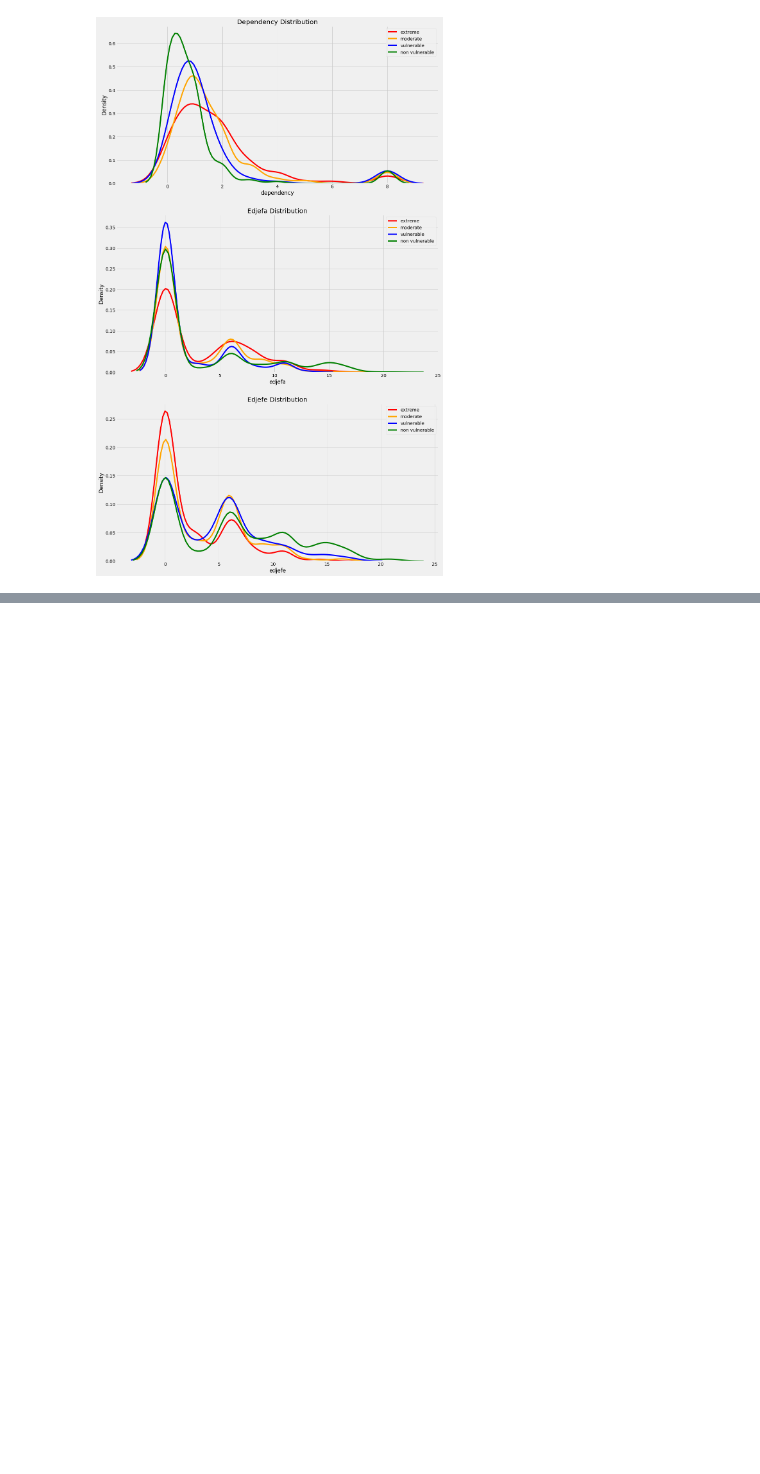
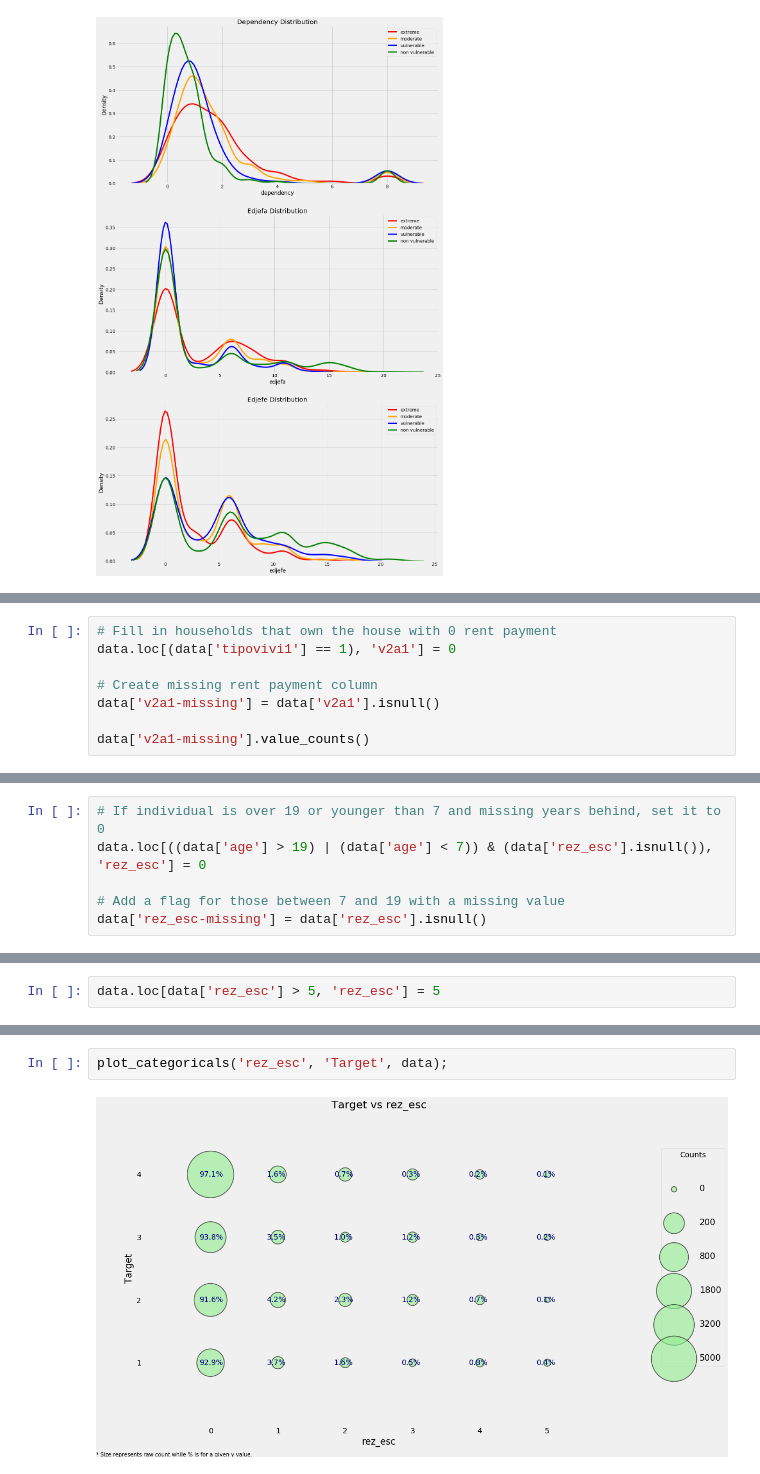
Before and after one commit to hellobuffet/kaggle, a Jupyter notebook: Costa/A Complete Introduction and Walkthrough.ipynb, the cells around one changed output, grey strips where cells are left out. Drawn from its saved outputs; the diff is of its cells as text; blank space fills up the shorter version.

```diff
--- a/Costa/A Complete Introduction and Walkthrough.ipynb
+++ b/Costa/A Complete Introduction and Walkthrough.ipynb
@@ -228,0 +516,8 @@ plt.subplots_adjust(top = 2)
+# %%
+# Fill in households that own the house with 0 rent payment
+data.loc[(data['tipovivi1'] == 1), 'v2a1'] = 0
+
+# Create missing rent payment column
+data['v2a1-missing'] = data['v2a1'].isnull()
+
+data['v2a1-missing'].value_counts()
@@ -228,0 +566,6 @@ plt.subplots_adjust(top = 2)
+# %%
+# If individual is over 19 or younger than 7 and missing years behind, set it to 0
+data.loc[((data['age'] > 19) | (data['age'] < 7)) & (data['rez_esc'].isnull()), 'rez_esc'] = 0
+
+# Add a flag for those between 7 and 19 with a missing value
+data['rez_esc-missing'] = data['rez_esc'].isnull()
@@ -228,0 +575,2 @@ plt.subplots_adjust(top = 2)
+# %%
+data.loc[data['rez_esc'] > 5, 'rez_esc'] = 5
@@ -228,0 +653,4 @@ plt.subplots_adjust(top = 2)
+# %%
+plot_categoricals('rez_esc', 'Target', data);
+# %% [output]
+[figure, added]
```
Also changed, not shown: parts of 173 cells of this notebook.
